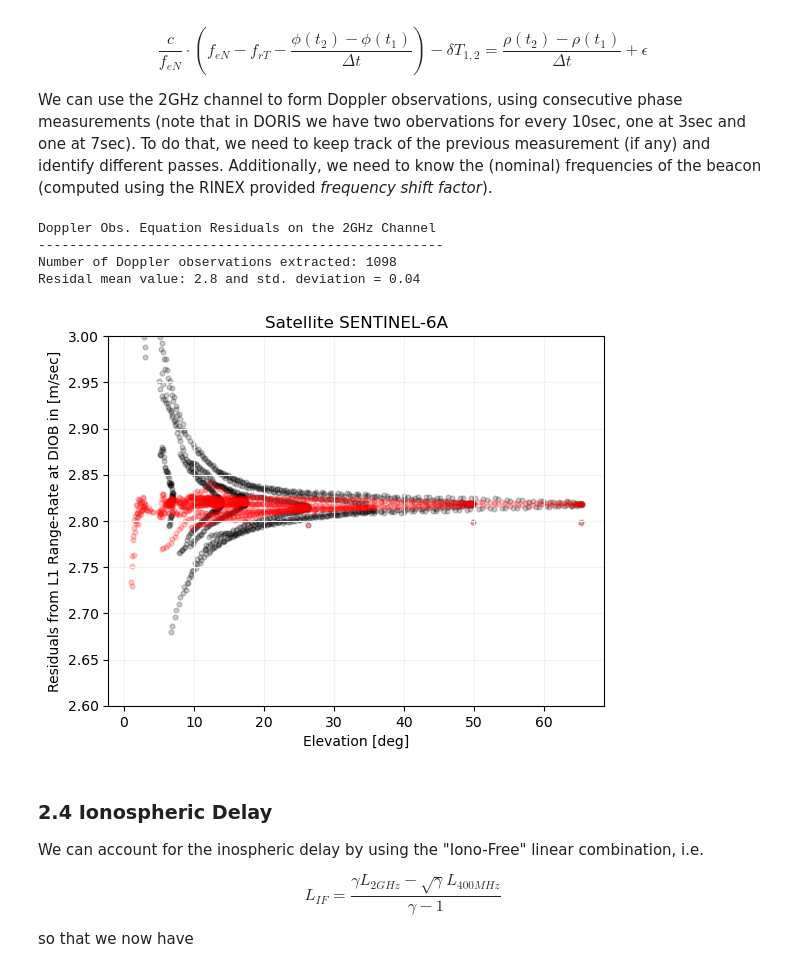
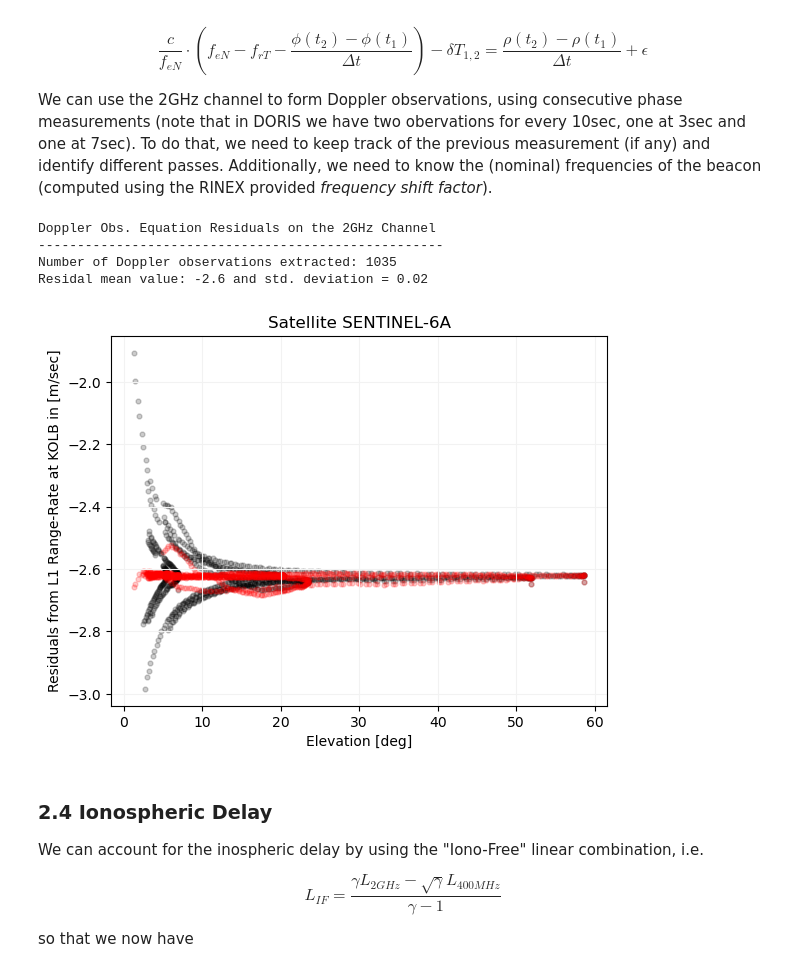
Before and after one commit to DSOlab/AcademicSoftware, a Jupyter notebook: JupiterLab/doris_days/obsequation/observation_equation.ipynb, the cells around one changed output. Saved outputs shown, nothing was run; the diff lists cells and outputs as text; code cells hidden in the pictures.

```diff
--- a/JupiterLab/doris_days/obsequation/observation_equation.ipynb
+++ b/JupiterLab/doris_days/obsequation/observation_equation.ipynb
@@ -57,7 +57,9 @@ sat_id = list(intrp._interpolators.keys())[0]
 # ------------------------------------------------------------------------
 
 rnx = DorisRinex(drinex)
-site_name = 'DIOB'
+# site_name = 'DIOB'
+# site_name = 'TLSB'
+site_name = 'KOLB'
 result = sinex.extract_sinex_coordinates(dpod, [site_name], rnx.time_first_obs, True, dpod_freq_corr)
 rsta = np.array([result[site_name]['X'], result[site_name]['Y'], result[site_name]['Z']])
 # we are also going to need the geodetic coordinates of the site
@@ -68,6 +70,19 @@ lat, lon, hgt = transformations.car2ell(*rsta)
 # Section 1.4 - Initialize VMF3 from (DORIS) site data
 # ----------------------------------------------------
 vmf = SiteVmf3(vmf3_data, [site_name])
+# %%
+# Section 1.5 - Harsh outlier removal
+# ----------------------------------------------------
+def filter_outliers(residuals, a2_list, a3_list):
+    a1_np, a2_np, a3_np = map(np.asarray, (residuals, a2_list, a3_list))
+
+    z = (a1_np - a1_np.mean()) / a1_np.std(ddof=1)  # z-scores
+    mask = np.abs(z) <= 3
+
+    a1_clean = a1_np[mask].tolist()
+    a2_clean = a2_np[mask].tolist()
+    a3_clean = a3_np[mask].tolist()
+    return a1_clean, a2_clean, a3_clean
 # %% [markdown]
 ## Section 2 - Forming Doppler Observation Equation
 
@@ -173,6 +188,9 @@ print("----------------------------------------------------")
 print(f"Number of Doppler observations extracted: {len(residuals)}")
 print(f"Residal mean value: {np.mean(residuals):.1f} and std. deviation = {np.std(residuals):.2f}")
 
+# Optional; remove outliers
+residuals, epochs, elevations = filter_outliers(residuals, epochs, elevations)
+
 # keep residuals for reference
 residuals_sec21 = residuals; epochs_sec21 = epochs; elevations_sec21 = elevations;
 # %% [output]
@@ -220,6 +238,7 @@ $$
 $$
 # %%
 # Section 2.2 – Preprocess Doppler observations on L2GHz
+#               Nominal and True Frequencies
 # ------------------------------------------------------
 
 # Helper variables to assist analysis
@@ -297,6 +316,9 @@ for block in rnx:
                 cp_prev     = L2ghz
                 rsat_prev   = rsat
 
+# Optional; remove outliers
+residuals, epochs, elevations = filter_outliers(residuals, epochs, elevations)
+
 # short report
 print("Doppler Obs. Equation Residuals on the 2GHz Channel")
 print("----------------------------------------------------")
@@ -308,7 +330,7 @@ plt.grid(color='0.95')
 plt.ylabel(f"Residuals from L1 Range-Rate at {site_name} in [m/sec]")
 plt.title(f"Satellite {rnx.sat_name}")
 plt.xlabel("Elevation [deg]")
-plt.ylim(2.6, 3.0)
+# plt.ylim(2.6, 3.0)
 plt.show()
 
 # keep residuals for reference
@@ -336,6 +358,7 @@ $$
 We can use the 2GHz channel to form Doppler observations, using consecutive phase measurements (note that in DORIS we have two obervations for every 10sec, one at 3sec and one at 7sec). To do that, we need to keep track of the previous measurement (if any) and identify different passes. Additionally, we need to know the (nominal) frequencies of the beacon (computed using the RINEX provided *frequency shift factor*).
 # %%
 # Section 2.3 – Preprocess Doppler observations on L2GHz
+#               Modeling tropospheric delay
 # ----------------------------------------------------
 
 # Helper variables to assist analysis
@@ -408,37 +431,40 @@ for block in rnx:
                     rr_computed = (np.linalg.norm(rsat-rsta) - np.linalg.norm(rsat_prev-rsta) + (dtropo-dtropo_prev)) / dt
                     # store results
                     residuals.append(rr_observed-rr_computed)
                     epochs.append(tai)
                     elevations.append(el)
 
                 # prepare for next measurement
                 tai_prev    = tai
                 cp_prev     = L2ghz
                 dtropo_prev = dtropo
                 rsat_prev   = rsat
 
+# Optional; remove outliers
+residuals, epochs, elevations = filter_outliers(residuals, epochs, elevations)
+
 # short report
 print("Doppler Obs. Equation Residuals on the 2GHz Channel")
 print("----------------------------------------------------")
 print(f"Number of Doppler observations extracted: {len(residuals)}")
 print(f"Residal mean value: {np.mean(residuals):.1f} and std. deviation = {np.std(residuals):.2f}")
 plt.scatter([np.degrees(el) for el in elevations_sec22], residuals_sec22, alpha=0.2, s=12, c='black')
 plt.scatter([np.degrees(el) for el in elevations], residuals, alpha=0.2, s=12, c='red')
 plt.grid(color='0.95')
 plt.ylabel(f"Residuals from L1 Range-Rate at {site_name} in [m/sec]")
 plt.title(f"Satellite {rnx.sat_name}")
 plt.xlabel("Elevation [deg]")
-plt.ylim(2.6, 3.0)
+# plt.ylim(2.6, 3.0)
 plt.show()
 
 # keep residuals for reference
 residuals_sec23 = residuals; epochs_sec23 = epochs; elevations_sec23 = elevations;
 # %% [output]
 Doppler Obs. Equation Residuals on the 2GHz Channel
 ----------------------------------------------------
-Number of Doppler observations extracted: 1098
-Residal mean value: 2.8 and std. deviation = 0.04
+Number of Doppler observations extracted: 1035
+Residal mean value: -2.6 and std. deviation = 0.02
-[figure, old version]
+[figure, new version]
 # %% [markdown]
 ### 2.4 Ionospheric Delay
 
```
Also changed, not shown: parts of 12 cells of this notebook, 5 other files.
